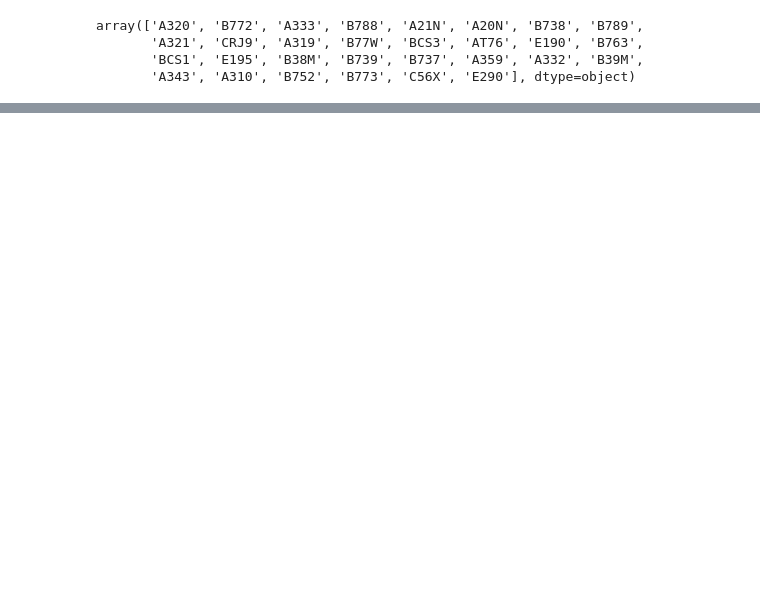
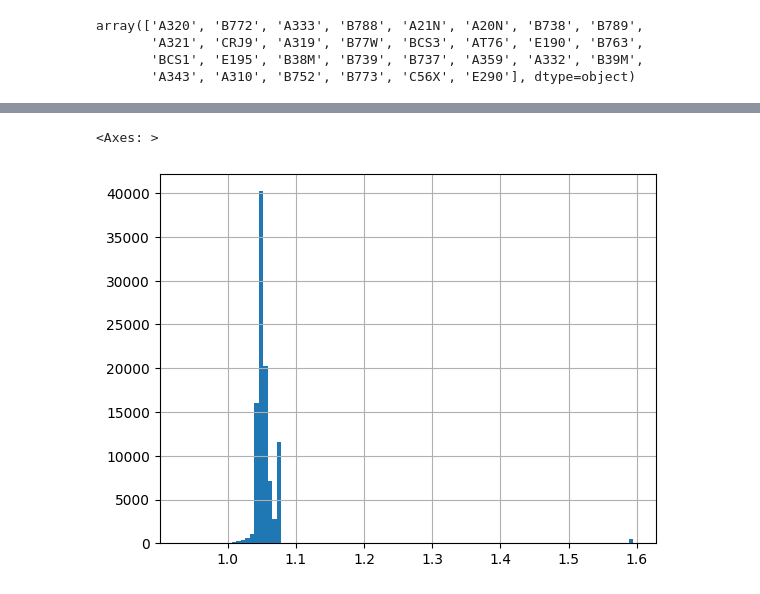
Before and after one commit to niclaswue/ATOW-Prediction, a Jupyter notebook: t100_features.ipynb, the cells around one changed output, grey strips where cells are left out. Saved outputs shown, nothing was run; the diff lists cells and outputs as text; code cells hidden in the pictures; blank space fills up the shorter version.

```diff
--- a/t100_features.ipynb
+++ b/t100_features.ipynb
@@ -154,4 +353,0 @@ df["PAYLOAD"].hist(bins=100)
-# %%
-df["aircraft_type"] = df["Aircraft_Name"].map({v:k for k,v in mapping.items()})
-df.drop(columns=["Aircraft_Name"], inplace=True)
-df
@@ -171,0 +354,6 @@ df
+# %%
+df["Seats Total"] = df["SEATS"]
+df = df.drop(columns=["PAYLOAD", "airline_aircraft", "SEATS", 'Seats First_Class', 'Seats First_Class_Suite', 'Seats Business_Class', 'Seats Economy_Comfort_Class', 'Seats Economy_Family_Couch', 'Seats Premium_Economy_Class', 'Seats Economy_Class', "Cost Index"])
+df = df.drop(columns=["adep_city", "ades_city", "adep_region", "ades_region", "adep_continent", "ades_continent", "adep_lat", "adep_lon", "ades_lat", "ades_lon", "adep_tz", "ades_tz"])
+
+df.head()
@@ -173,0 +369,6 @@ df.to_parquet("additional_data/T100_data/dataset.parquet")
+# %%
+a320 = df[df["aircraft_type"] == "A320"]
+(a320["tow"] / a320["MTOW"]).hist(bins=100)
+# %% [output]
+<Axes: >
+[figure, added]
```
Also changed, not shown: parts of 30 cells of this notebook, 1 other file.
